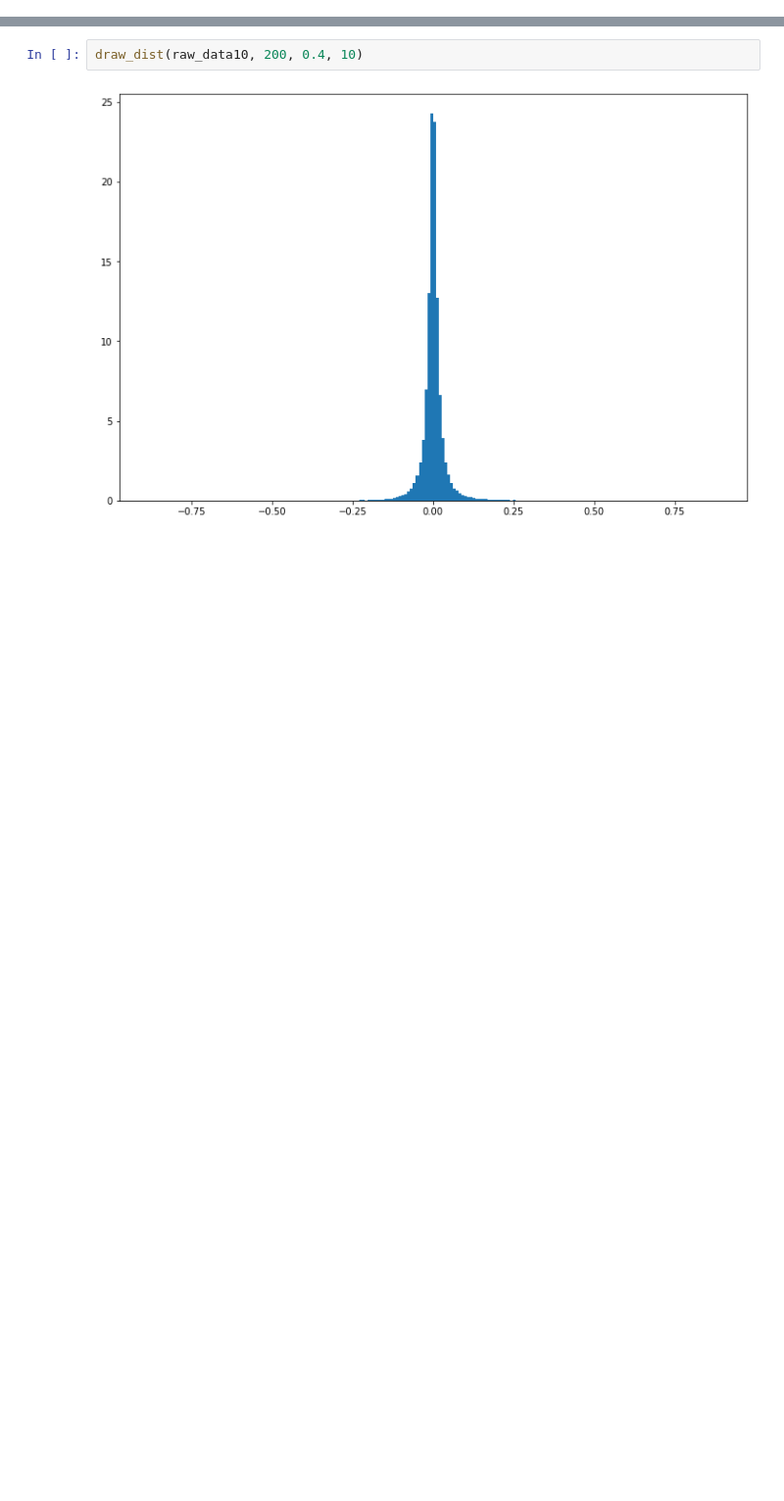
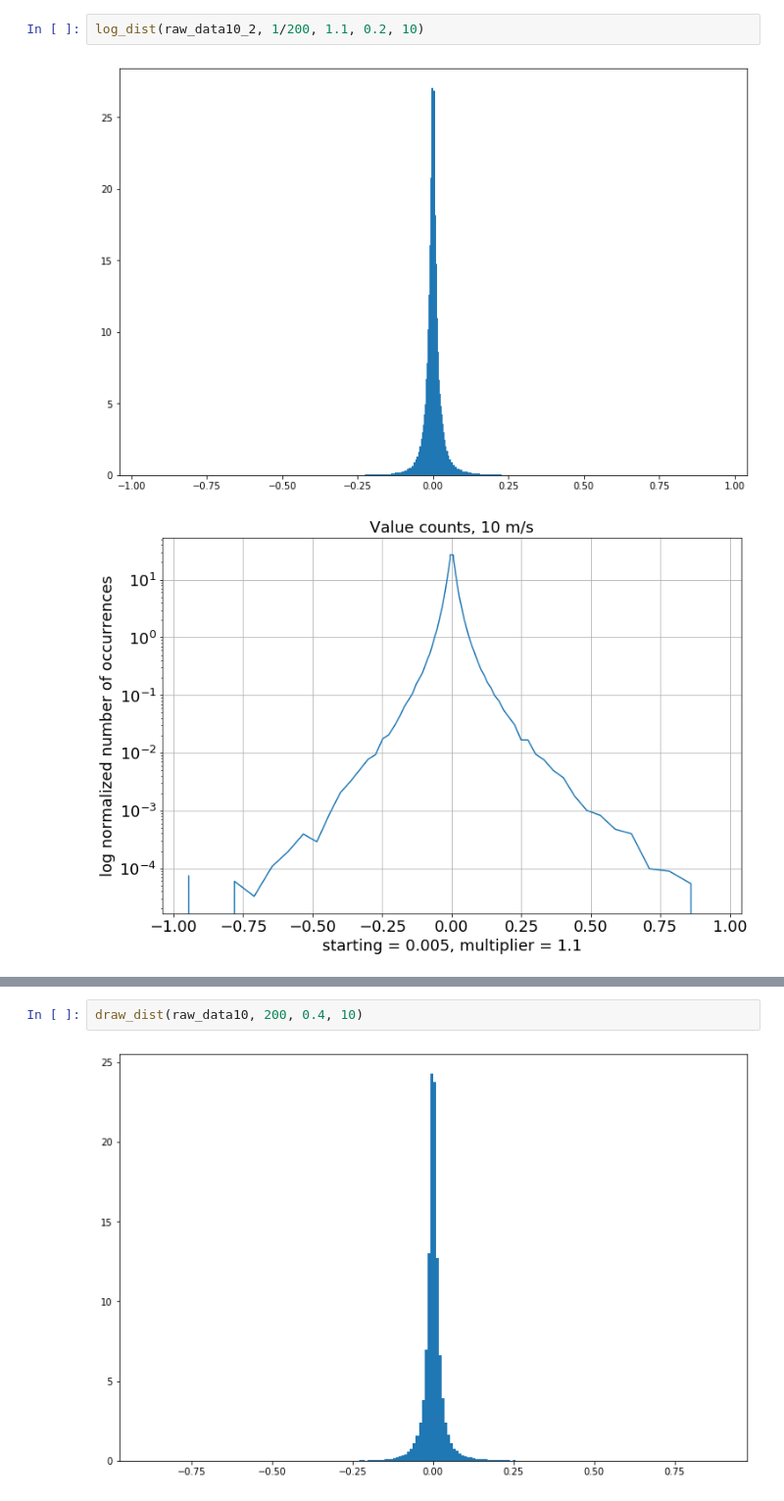
Before and after one commit to ArturGoldman/Sea_level, a Jupyter notebook: hand_distr.ipynb, the cells around one changed output, grey strips where cells are left out. Shown at 98% size. Drawn from its saved outputs; the diff is of its cells as text; blank space fills up the shorter version.

```diff
--- a/hand_distr.ipynb
+++ b/hand_distr.ipynb
@@ -254,0 +282,5 @@ f.close()
+# %%
+log_dist(raw_data10_2, 1/200, 1.1, 0.2, 10)
+# %% [output]
+[figure, added]
+[figure, added]
```
Also changed, not shown: parts of 9 cells of this notebook, 2 other files.
